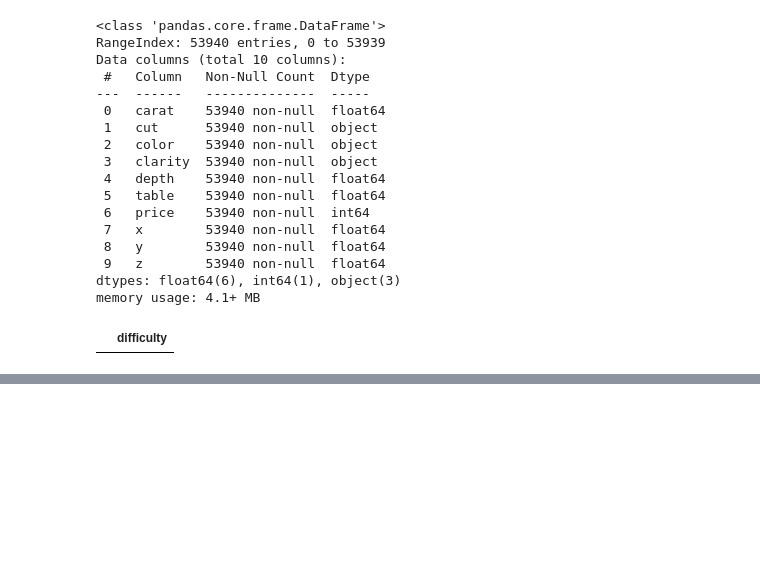
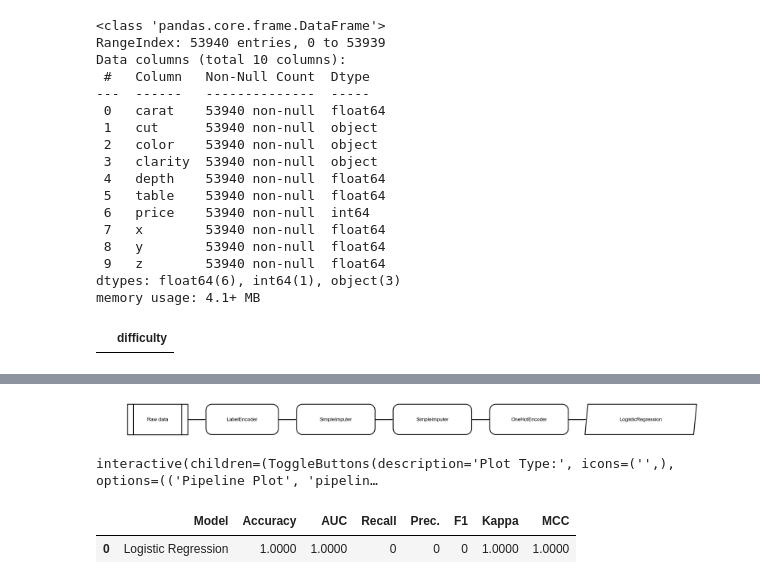
Before and after one commit to danorel/curning, a Jupyter notebook: cl.diamonds.ipynb, the cells around one changed output, grey strips where cells are left out. Saved outputs shown, nothing was run; the diff lists cells and outputs as text; code cells hidden in the pictures; blank space fills up the shorter version.

Commit message:
Add auto-ml PyCaret classifier to make difficulty predictions

```diff
--- a/cl.diamonds.ipynb
+++ b/cl.diamonds.ipynb
@@ -103,0 +179,3 @@ print(numerical_df.loc[numerical_df["difficulty"] != "conflict"].shape)
+# %%
+# model training and selection
+best = compare_models()
@@ -103,0 +200,12 @@ print(numerical_df.loc[numerical_df["difficulty"] != "conflict"].shape)
+# %%
+# evaluate trained model
+evaluate_model(best)
+# %% [output]
+[figure, added]
+interactive(children=(ToggleButtons(description='Plot Type:', icons=('',), options=(('Pipeline Plot', 'pipelin…
+# %%
+# predict on hold-out/test set
+pred_holdout = predict_model(best)
+# %% [output]
+|  | Model | Accuracy | AUC | Recall | Prec. | F1 | Kappa | MCC |
+| 0 | Logistic Regression | 1.0000 | 1.0000 | 0 | 0 | 0 | 1.0000 | 1.0000 |
```
Also changed, not shown: parts of 16 cells of this notebook, 2 other files.
